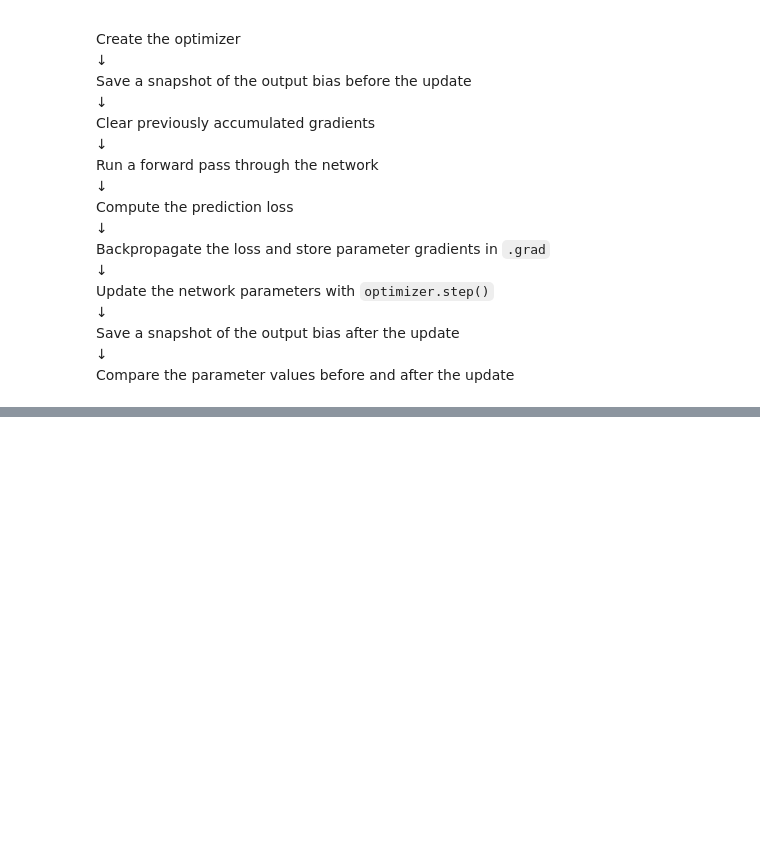
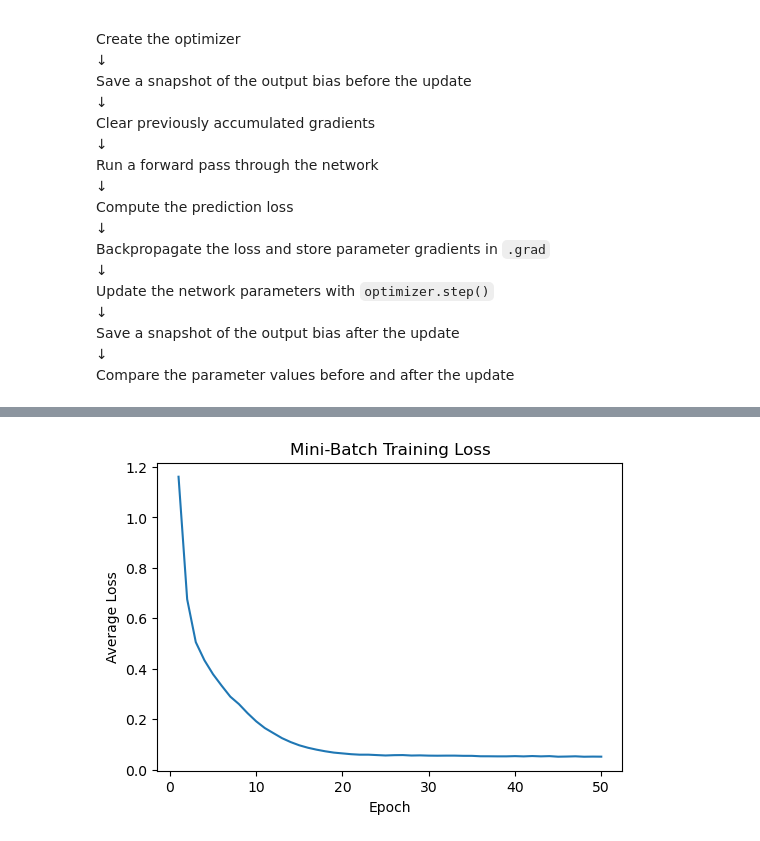
Before and after one commit to caihongyu-rl/cartpole-to-dqn-reinforcement-learning, a Jupyter notebook: notebooks/02_deep_rl.ipynb, the cells around one changed output, grey strips where cells are left out. Cells and saved outputs as stored; diff of their text form; code cells hidden in the pictures; blank space fills up the shorter version.

Commit message:
Add PyTorch mini-batch training and DQN bridge exercises

```diff
--- a/notebooks/02_deep_rl.ipynb
+++ b/notebooks/02_deep_rl.ipynb
@@ -897,0 +1162,16 @@ True
+# %%
+# Pair each state with its corresponding target Q-values
+large_training_dataset = TensorDataset(
+    large_state_batch,
+    large_target_q_values
+)
+
+# Divide 50 samples into mini-batches of 10 samples
+large_training_loader = DataLoader(
+    large_training_dataset,
+    batch_size=10,
+    shuffle=True
+)
+
+print("Number of samples:", len(large_training_dataset))
+print("Number of mini-batches:", len(large_training_loader))
@@ -897,0 +1181,9 @@ True
+# %%
+# Inspect every mini-batch produced by the DataLoader
+for batch_index, (mini_batch_states, mini_batch_targets) in enumerate(
+    large_training_loader
+):
+    print(f"Mini-batch {batch_index + 1}")
+    print("State batch shape:", mini_batch_states.shape)
+    print("Target batch shape:", mini_batch_targets.shape)
+    print()
@@ -897,0 +1274,20 @@ True
+# %%
+import matplotlib.pyplot as plt
+
+# Create epoch numbers starting from 1
+epochs = range(1, num_epochs + 1)
+
+plt.figure(figsize=(6, 4))
+
+# Plot the average loss recorded after each epoch
+plt.plot(
+    epochs,
+    mini_batch_loss_history
+)
+
+plt.xlabel("Epoch")
+plt.ylabel("Average Loss")
+plt.title("Mini-Batch Training Loss")
+plt.show()
+# %% [output]
+[figure, added]
```
Also changed, not shown: parts of 27 cells of this notebook.
